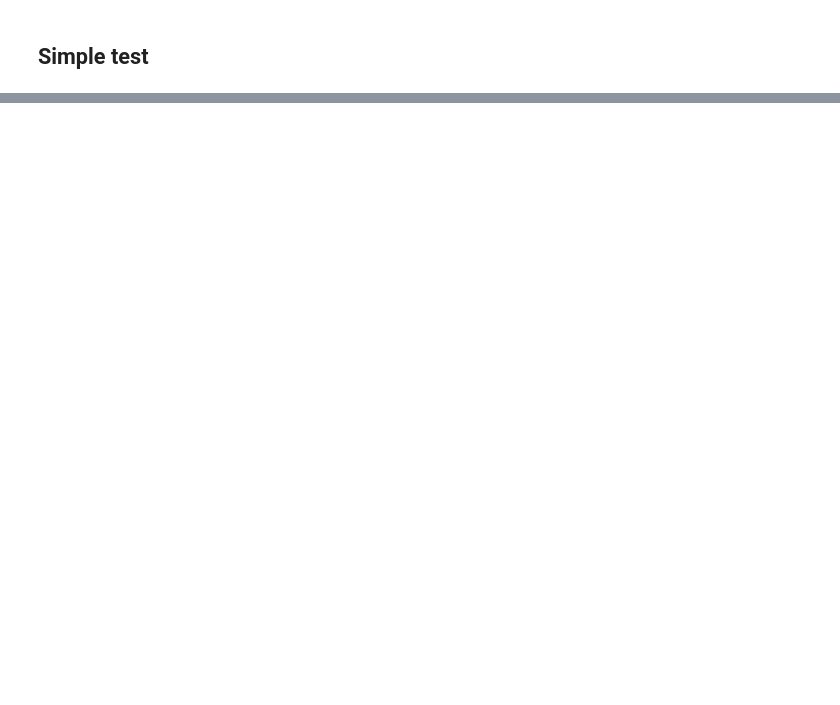
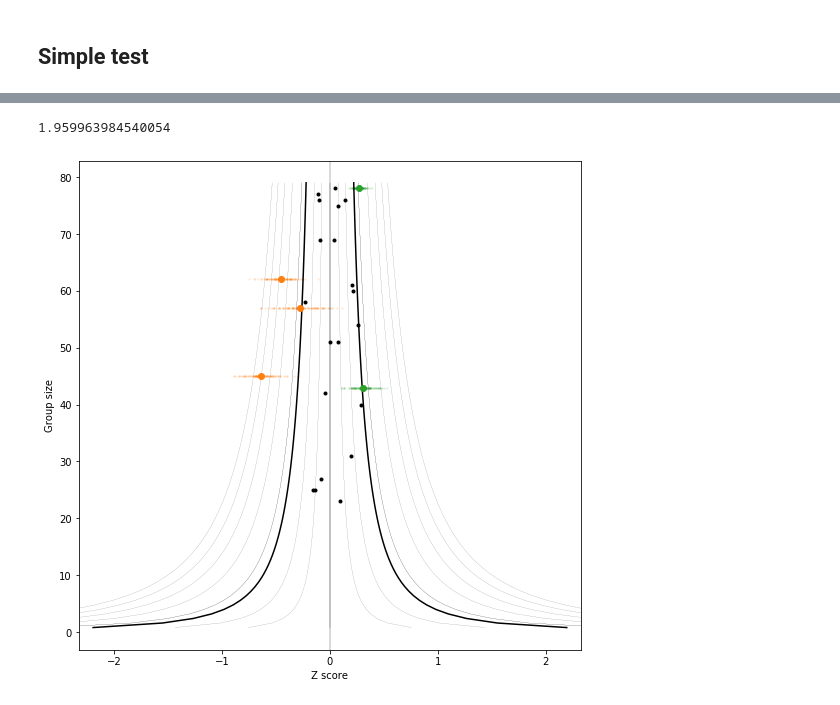
Before and after one commit to johnhw/funnelplot, a Jupyter notebook: 00_core.ipynb, the cells around one changed output, grey strips where cells are left out. Cells and saved outputs as stored; diff of their text form; code cells hidden in the pictures; blank space fills up the shorter version.

```diff
--- a/00_core.ipynb
+++ b/00_core.ipynb
@@ -155,0 +345,8 @@ ModuleNotFoundError: No module named 'pymc3'
+# %%
+ax, fig = plt.subplots(figsize=(9,9))
+funnel_plot(groups,
+            percentage=97.5
+           )
+# %% [output]
+1.959963984540054
+[figure, added]
```
Also changed, not shown: parts of 14 cells of this notebook, 5 other files.
